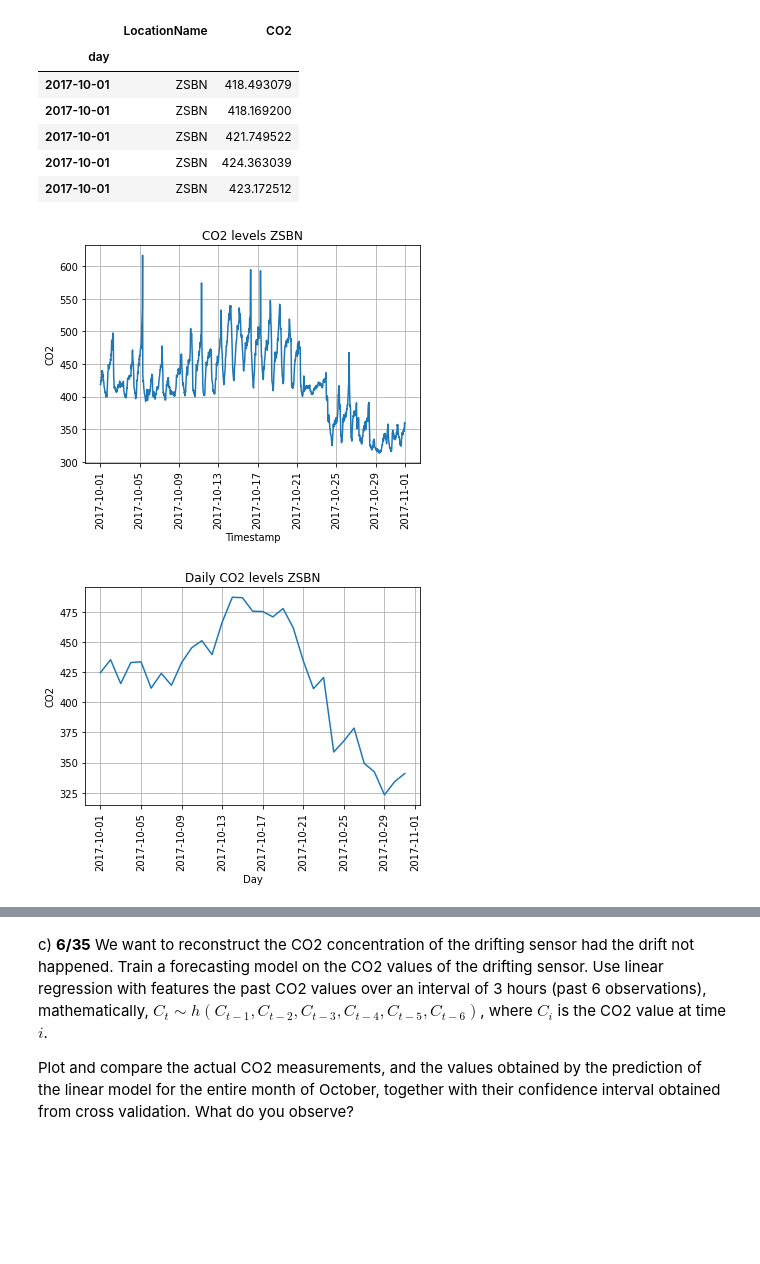
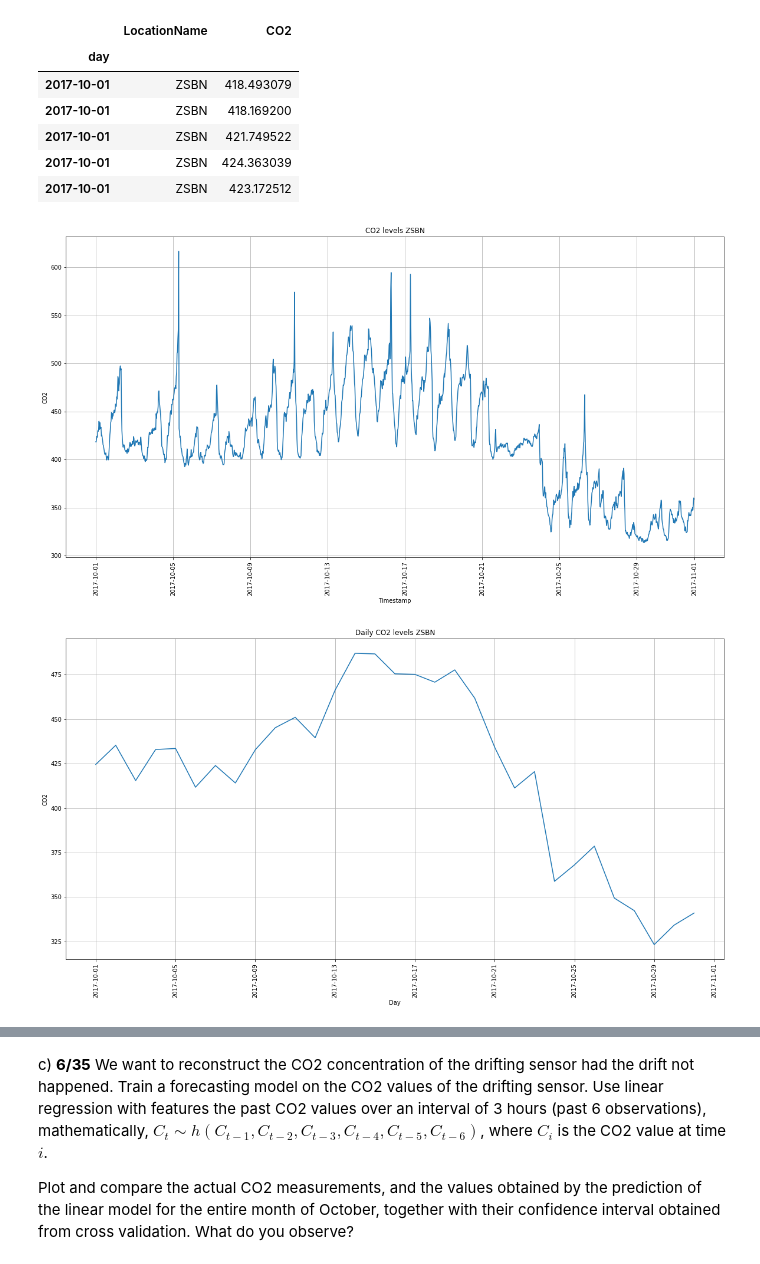
Before and after one commit to FurkanKarakas/dslab-homework-2, a Jupyter notebook: notebooks/DSLab_homework-2.ipynb, the cells around one changed output, grey strips where cells are left out. Drawn from its saved outputs; the diff is of its cells as text; code cells hidden in the pictures; blank space fills up the shorter version.

```diff
--- a/notebooks/DSLab_homework-2.ipynb
+++ b/notebooks/DSLab_homework-2.ipynb
@@ -394,16 +395,18 @@ df_grouped.head()
 | 2017-10-01 | ZSBN | 424.363039 |
 | 2017-10-01 | ZSBN | 423.172512 |
 # %%
+plt.figure(figsize=(20,10))
 plt.plot(df_co2_zsbn["CO2"])
 plt.xlabel("Timestamp")
 plt.ylabel("CO2")
 plt.title('CO2 levels ZSBN')
 plt.xticks(rotation=90)
 plt.grid(True)
 plt.show()
 # %% [output]
-[figure, old version]
+[figure, new version]
 # %%
+plt.figure(figsize=(20,10))
 plt.plot(df_grouped)
 plt.xlabel("Day")
 plt.ylabel("CO2")
@@ -412,4 +415,4 @@ plt.xticks(rotation=90)
 plt.grid(True)
 plt.show()
 # %% [output]
-[figure, old version]
+[figure, new version]
```
Also changed, not shown: parts of 2 cells of this notebook.
